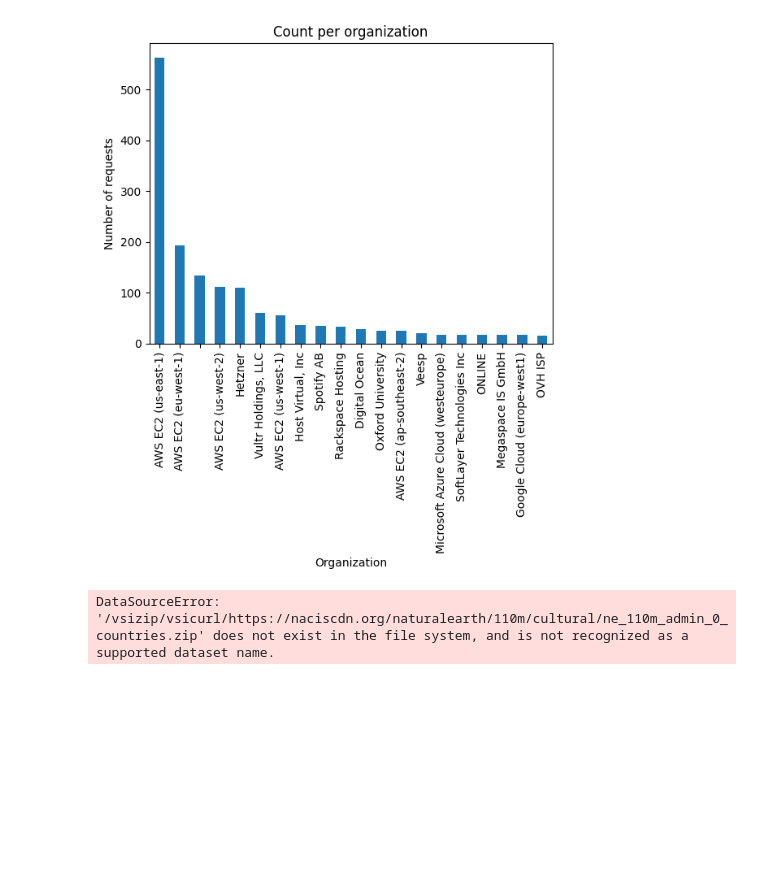
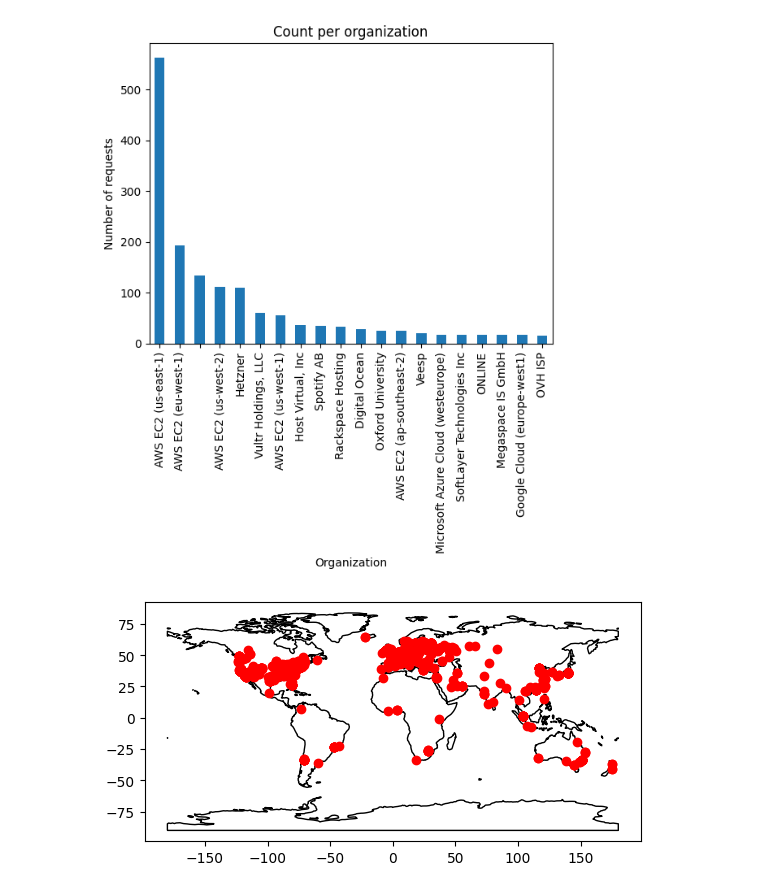
Before and after one commit to icta-tecaji/icta-python-osnovni-public, a Jupyter notebook: 00_Playground/project_02_web_logs_pipeline/analiza_podatkov.ipynb, the cells around one changed output. Saved outputs shown, nothing was run; the diff lists cells and outputs as text; code cells hidden in the pictures; blank space fills up the shorter version.

Commit message:
add world map

```diff
--- a/00_Playground/project_02_web_logs_pipeline/analiza_podatkov.ipynb
+++ b/00_Playground/project_02_web_logs_pipeline/analiza_podatkov.ipynb
@@ -47,17 +47,17 @@ ips_not_duplicated["organization"].value_counts().head(20).plot(
 plt.show()
 # %% [output]
 [figure]
-# %%
-from shapely.geometry import Point
-import geopandas as gpd
-from geopandas import GeoDataFrame
-import geodatasets
-
-url = "https://naciscdn.org/naturalearth/110m/cultural/ne_110m_admin_0_countries.zip"
-
-geometry = [Point(xy) for xy in zip(ips_not_duplicated["lon"], ips_not_duplicated["lat"])]
-gdf = GeoDataFrame(ips_not_duplicated, geometry=geometry)
-world = gpd.read_file(url)
-gdf.plot(ax=world.plot(figsize=(10, 6)), marker="o", color="red", markersize=15)
-# %% [output]
-DataSourceError: '/vsizip/vsicurl/https://naciscdn.org/naturalearth/110m/cultural/ne_110m_admin_0_countries.zip' does not exist in the file system, and is not recognized as a supported dataset name.
+# %%
+import geopandas
+from geodatasets import get_path
+
+world = geopandas.read_file(get_path("naturalearth.land"))
+# Create a GeoDataFrame from your data
+gdf = geopandas.GeoDataFrame(
+    ips_not_duplicated, geometry=geopandas.points_from_xy(ips_not_duplicated["lon"], ips_not_duplicated["lat"])
+)
+ax = world.clip([-180, -90, 180, 90]).plot(color="white", edgecolor="black")
+gdf.plot(ax=ax, color="red")
+plt.show()
+# %% [output]
+[figure, added]
```
Also changed, not shown: 1 other file.
